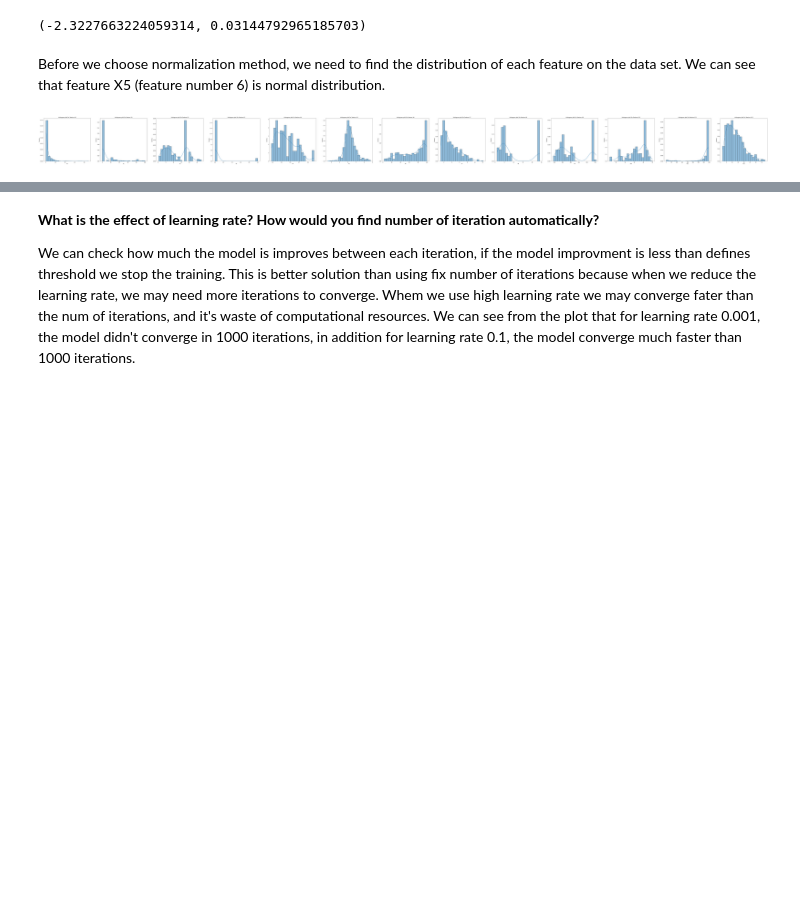
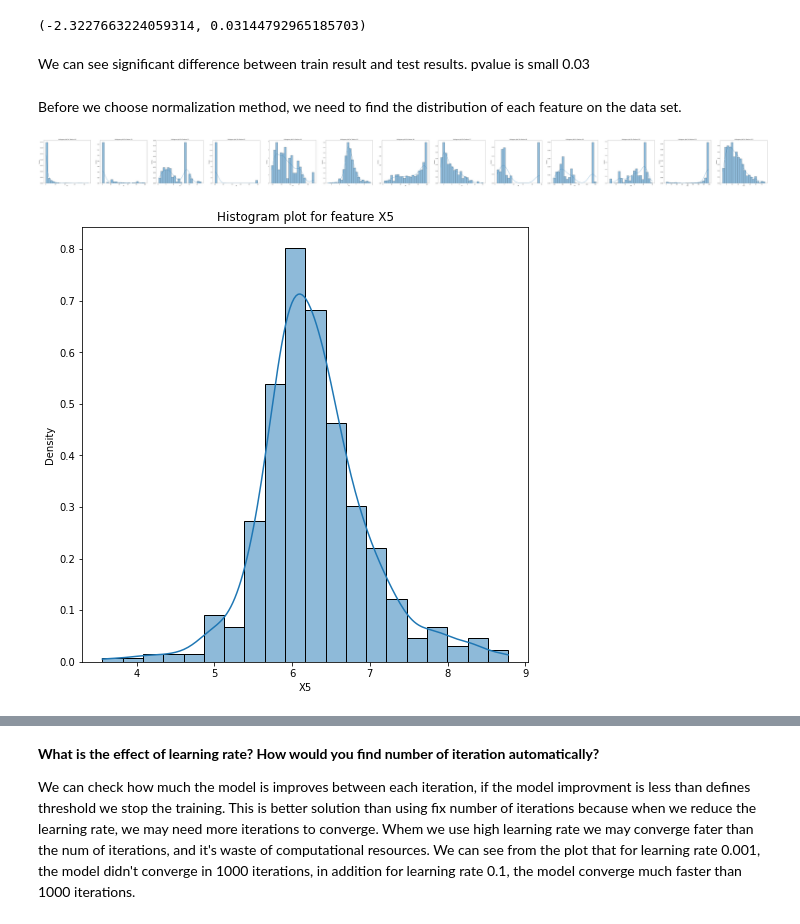
Before and after one commit to galborabia/regression, a Jupyter notebook: Regression_&_Regularization_Exercise.ipynb, the cells around one changed output, grey strips where cells are left out. Cells and saved outputs as stored; diff of their text form; code cells hidden in the pictures; blank space fills up the shorter version.

```diff
--- a/Regression_&_Regularization_Exercise.ipynb
+++ b/Regression_&_Regularization_Exercise.ipynb
@@ -190,8 +191,10 @@ statistcs, pvalue = stats.ttest_rel(mse_scores_train, mse_scores_test)
 statistcs, pvalue
 # %% [output]
 (-2.3227663224059314, 0.03144792965185703)
+# %% [markdown]
+We can see significant difference between train result and test results. pvalue is small 0.03
 # %% [markdown]
-Before we choose normalization method, we need to find the distribution of each feature on the data set. We can see that feature X5 (feature number 6) is normal distribution.
+Before we choose normalization method, we need to find the distribution of each feature on the data set.
 # %%
 
 fig,axs = plt.subplots(1,boston_X.shape[1])
@@ -206,3 +209,11 @@ for feature in range(boston_X.shape[1]):
   plt.ylabel("Density")
 # %% [output]
 [figure]
+# %%
+  plt.figure(figsize=(8,8))
+  sns.histplot(x= boston_X[:, 5], stat='density', kde=True, bins=20)
+  plt.title("Histogram plot for feature X5")
+  plt.xlabel("X5")
+  plt.ylabel("Density");
+# %% [output]
+[figure, added]
```
Also changed, not shown: parts of 7 cells of this notebook, 1 other file.
